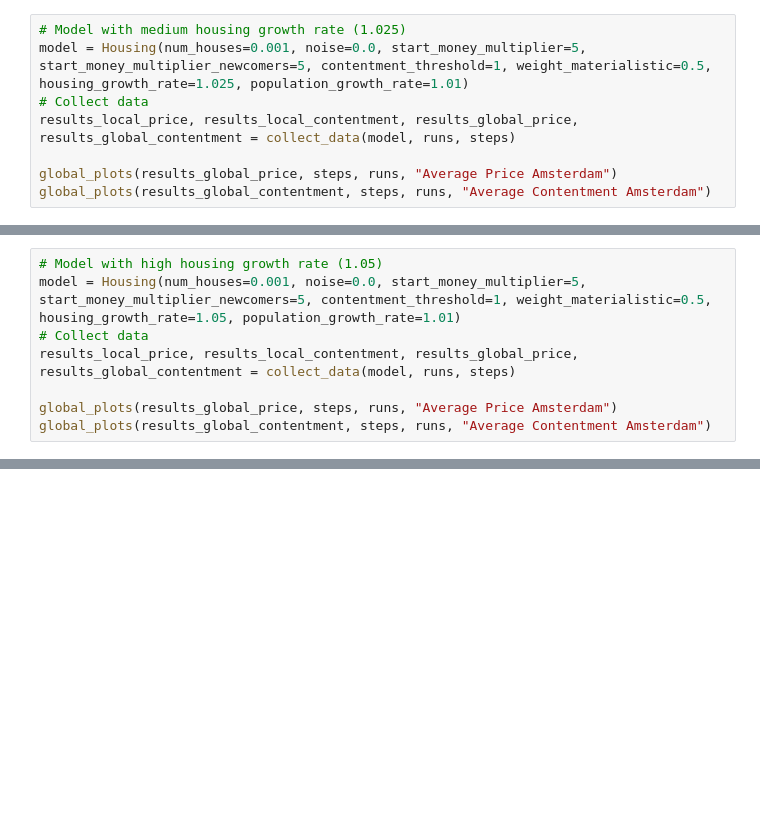
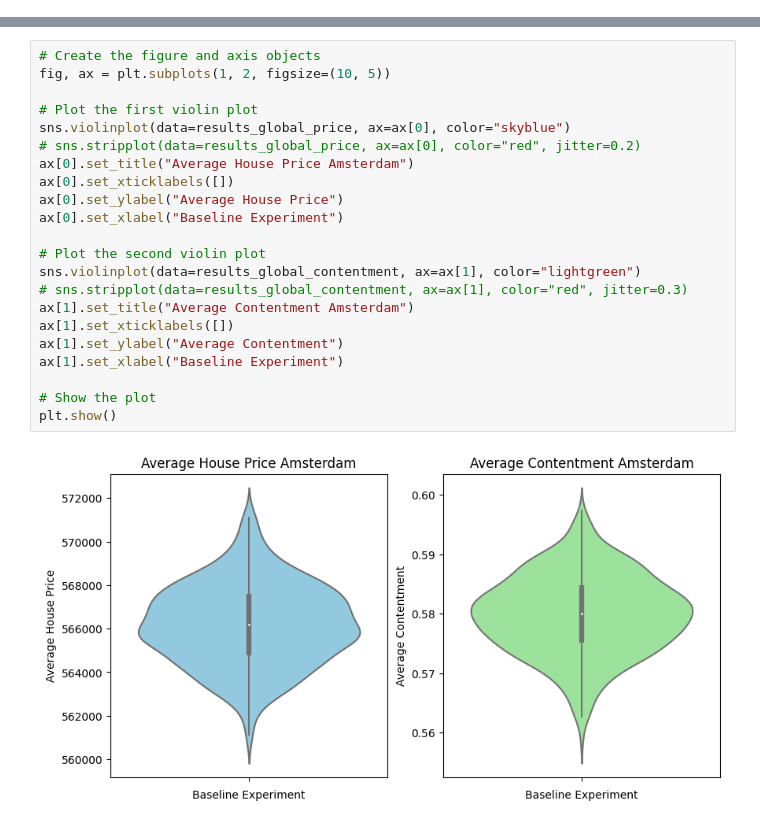
Before and after one commit to pmchrist/ABM-Housing-Pricing, a Jupyter notebook: analysis/experiments.ipynb, the cells around one changed output, grey strips where cells are left out. Saved outputs shown, nothing was run; the diff lists cells and outputs as text; blank space fills up the shorter version.

```diff
--- a/analysis/experiments.ipynb
+++ b/analysis/experiments.ipynb
@@ -118,8 +295,0 @@ global_plots(results_global_contentment, steps, runs, "Average Contentment Amste
-# %%
-# Model with medium housing growth rate (1.025)
-model = Housing(num_houses=0.001, noise=0.0, start_money_multiplier=5, start_money_multiplier_newcomers=5, contentment_threshold=1, weight_materialistic=0.5, housing_growth_rate=1.025, population_growth_rate=1.01)
-# Collect data
-results_local_price, results_local_contentment, results_global_price, results_global_contentment = collect_data(model, runs, steps)
-
-global_plots(results_global_price, steps, runs, "Average Price Amsterdam")
-global_plots(results_global_contentment, steps, runs, "Average Contentment Amsterdam")
@@ -129,8 +295,0 @@ global_plots(results_global_contentment, steps, runs, "Average Contentment Amste
-# %%
-# Model with high housing growth rate (1.05)
-model = Housing(num_houses=0.001, noise=0.0, start_money_multiplier=5, start_money_multiplier_newcomers=5, contentment_threshold=1, weight_materialistic=0.5, housing_growth_rate=1.05, population_growth_rate=1.01)
-# Collect data
-results_local_price, results_local_contentment, results_global_price, results_global_contentment = collect_data(model, runs, steps)
-
-global_plots(results_global_price, steps, runs, "Average Price Amsterdam")
-global_plots(results_global_contentment, steps, runs, "Average Contentment Amsterdam")
@@ -139,0 +296,24 @@ global_plots(results_global_contentment, steps, runs, "Average Contentment Amste
+# %%
+# Create the figure and axis objects
+fig, ax = plt.subplots(1, 2, figsize=(10, 5))
+
+# Plot the first violin plot
+sns.violinplot(data=results_global_price, ax=ax[0], color="skyblue")
+# sns.stripplot(data=results_global_price, ax=ax[0], color="red", jitter=0.2)
+ax[0].set_title("Average House Price Amsterdam")
+ax[0].set_xticklabels([])
+ax[0].set_ylabel("Average House Price")
+ax[0].set_xlabel("Baseline Experiment")
+
+# Plot the second violin plot
+sns.violinplot(data=results_global_contentment, ax=ax[1], color="lightgreen")
+# sns.stripplot(data=results_global_contentment, ax=ax[1], color="red", jitter=0.3)
+ax[1].set_title("Average Contentment Amsterdam")
+ax[1].set_xticklabels([])
+ax[1].set_ylabel("Average Contentment")
+ax[1].set_xlabel("Baseline Experiment")
+
+# Show the plot
+plt.show()
+# %% [output]
+[figure, added]
```
Also changed, not shown: parts of 22 cells of this notebook, 11 other files.
